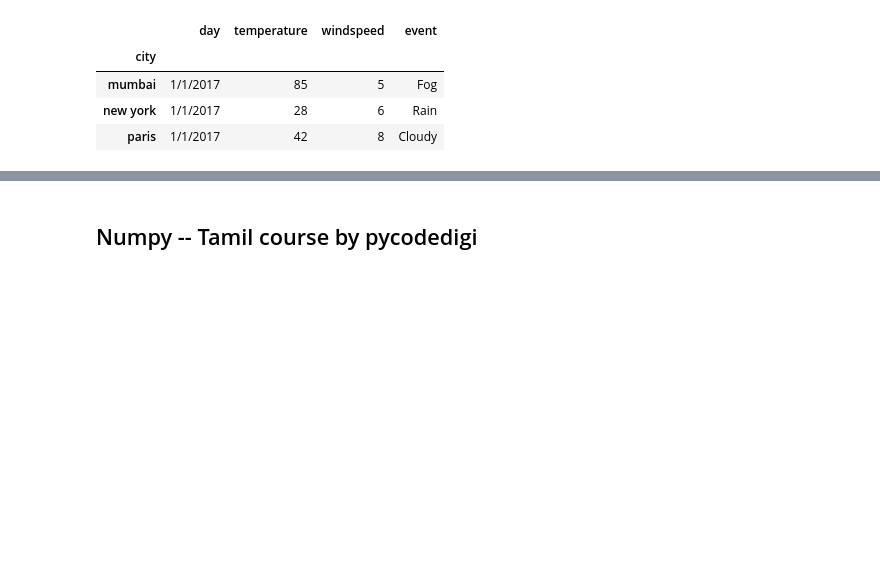
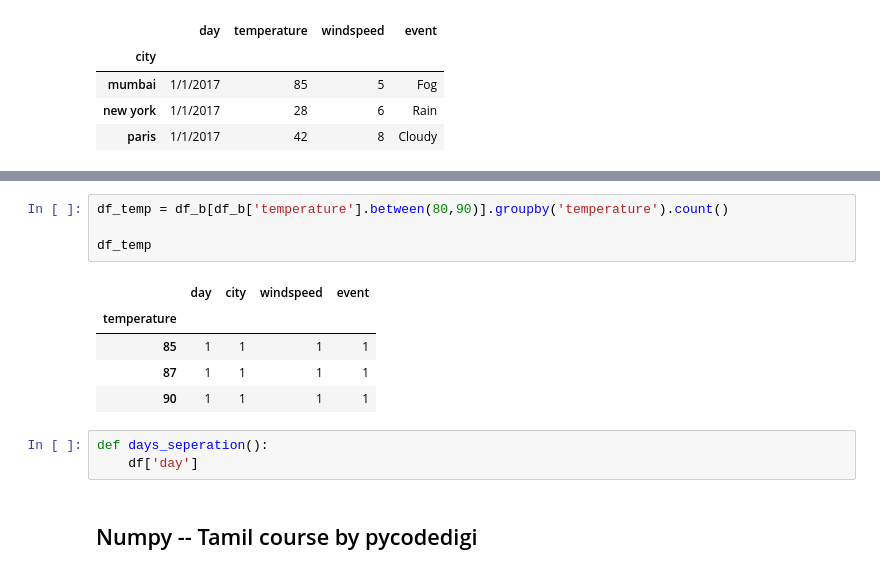
Before and after one commit to uba-sagan/Projects, a Jupyter notebook: Data_Analytics/Pandas.ipynb, the cells around one changed output, grey strips where cells are left out. Cells and saved outputs as stored; diff of their text form; blank space fills up the shorter version.

```diff
--- a/Data_Analytics/Pandas.ipynb
+++ b/Data_Analytics/Pandas.ipynb
@@ -1158,2 +1174,15 @@ c.min()
+# %%
+df_temp = df_b[df_b['temperature'].between(80,90)].groupby('temperature').count()
+
+df_temp
+# %% [output]
+|  | day | city | windspeed | event |
+| temperature |  |  |  |  |
+| 85 | 1 | 1 | 1 | 1 |
+| 87 | 1 | 1 | 1 | 1 |
+| 90 | 1 | 1 | 1 | 1 |
+# %%
+def days_seperation():
+    df['day']
 # %% [markdown]
 ## Numpy -- Tamil course by pycodedigi
```
Also changed, not shown: parts of 1 cell of this notebook.
